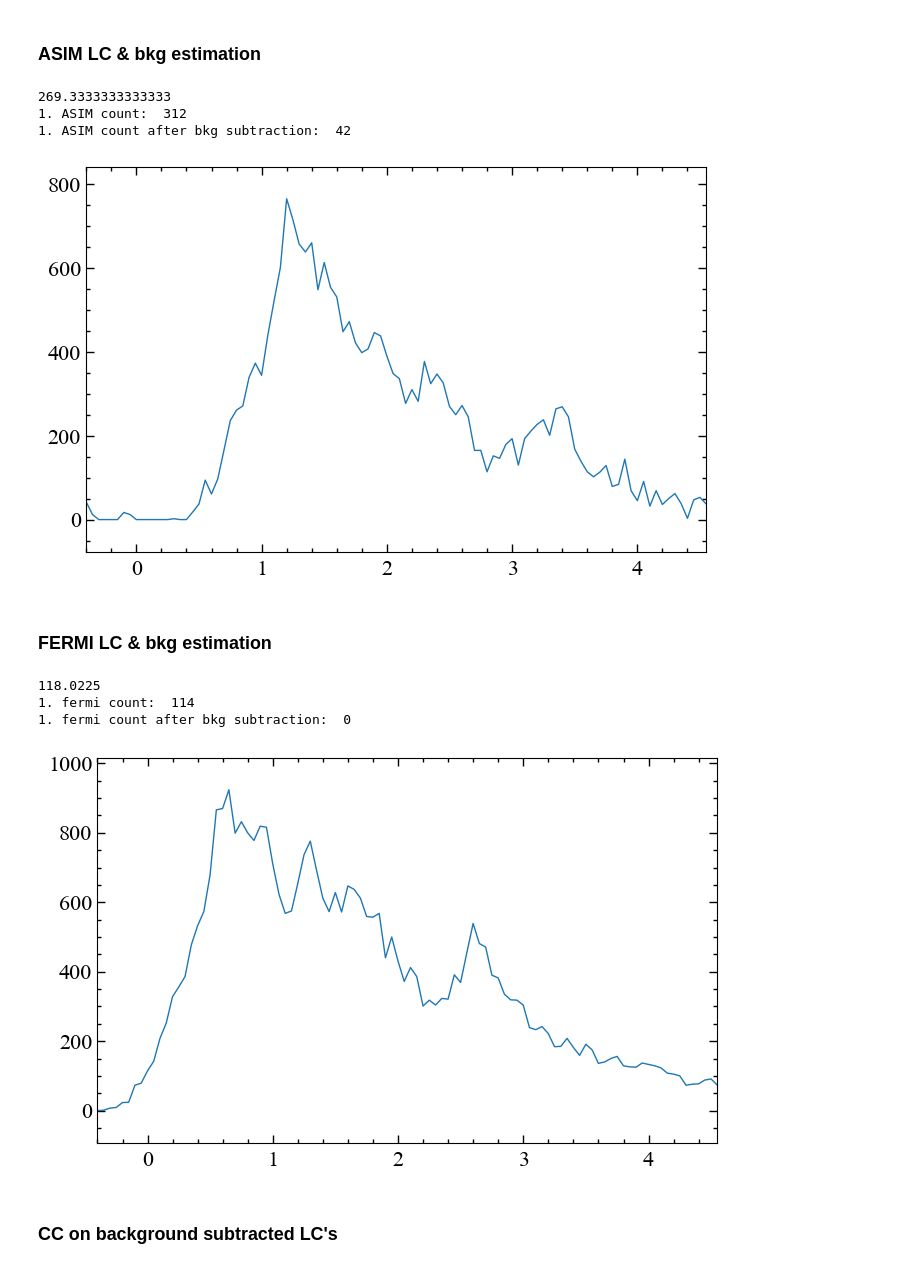
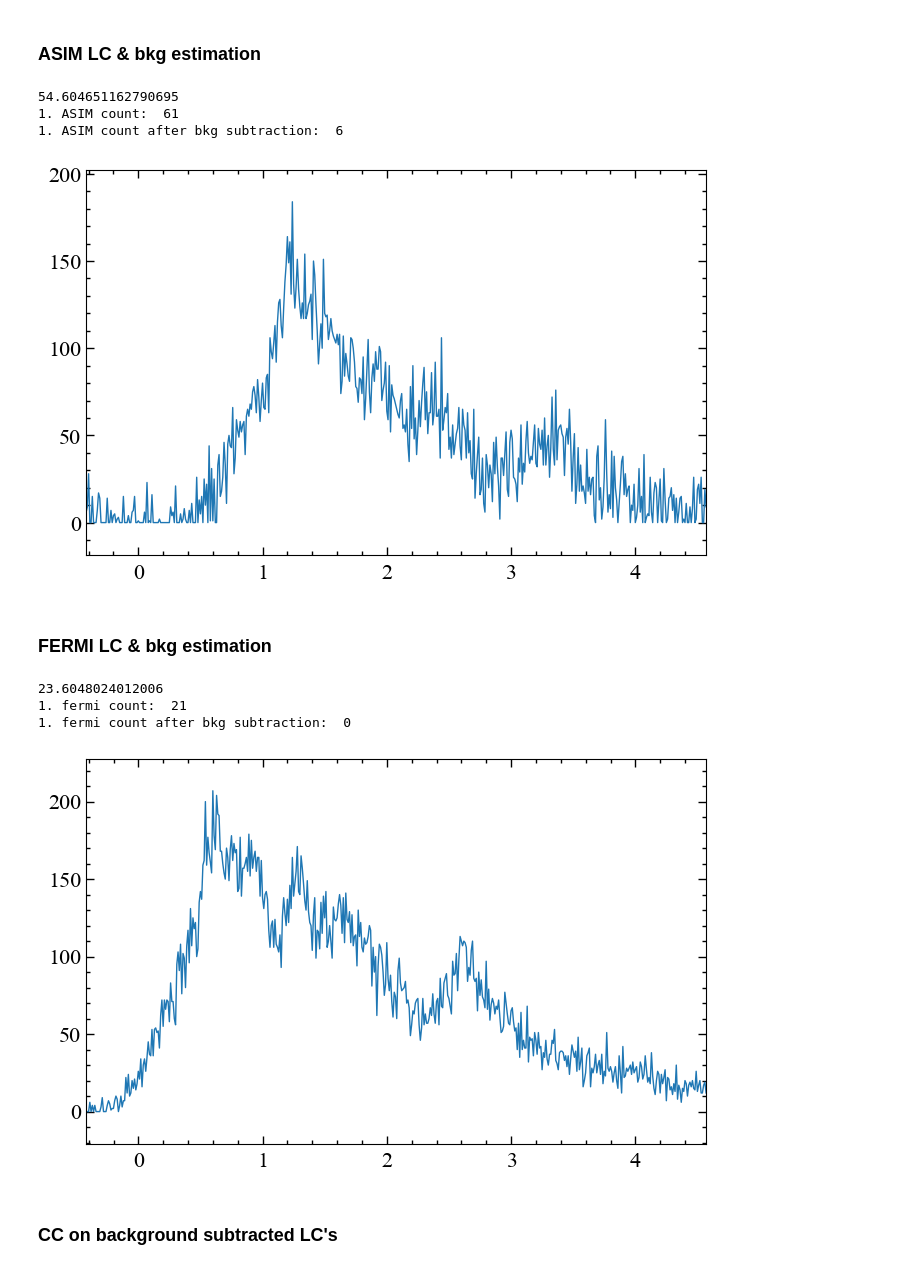
Before and after one commit to AndreasRamsli/GRB, a Jupyter notebook: xspec/FERMI/GRB210619B/GRB210619B_extract_files.ipynb, the cells around one changed output. Cells and saved outputs as stored; diff of their text form; code cells hidden in the pictures.

```diff
--- a/xspec/FERMI/GRB210619B/GRB210619B_extract_files.ipynb
+++ b/xspec/FERMI/GRB210619B/GRB210619B_extract_files.ipynb
@@ -239,28 +239,28 @@ tus array OK ...
 # %%
 #Only have ~0.5s for bkg estimation
 #constant fit
-binsize = 0.05 #50ms
+binsize = 0.010 #50ms
 asimTus = asimDF["tus"].to_numpy()/1e6
 iMax = find_nearest(asimTus,8)
 asimTus = asimTus[:iMax]
 asimLC = LC.make_lightcurve(toa=asimTus,dt=binsize)
 iAsimStop = find_nearest(asimLC.bin_lo,0)
 asimBkg = sum(asimLC.counts[:iAsimStop])/len(asimLC.counts[:iAsimStop])
 print(asimBkg)
 print("1. ASIM count: ",asimLC.counts[0])
 for i,count in enumerate(asimLC.counts):
     if count-asimBkg <= 0:
         asimLC.counts[i] = 0
     else:
         asimLC.counts[i] -= asimBkg
 
 print("1. ASIM count after bkg subtraction: ",asimLC.counts[0])
 asimLC.plot()
 # %% [output]
-269.3333333333333
-1. ASIM count:  312
-1. ASIM count after bkg subtraction:  42
+54.604651162790695
+1. ASIM count:  61
+1. ASIM count after bkg subtraction:  6
-[figure, old version]
+[figure, new version]
 # %% [markdown]
 ### FERMI LC & bkg estimation
 # %%
@@ -294,10 +294,10 @@ for i,count in enumerate(fermiLC.counts):
 print("1. fermi count after bkg subtraction: ",fermiLC.counts[0])
 fermiLC.plot()
 # %% [output]
-118.0225
-1. fermi count:  114
+23.6048024012006
+1. fermi count:  21
 1. fermi count after bkg subtraction:  0
-[figure, old version]
+[figure, new version]
 # %% [markdown]
 ### CC on background subtracted LC's
 # %%
```
Also changed, not shown: parts of 3 cells of this notebook, 4 other files.
